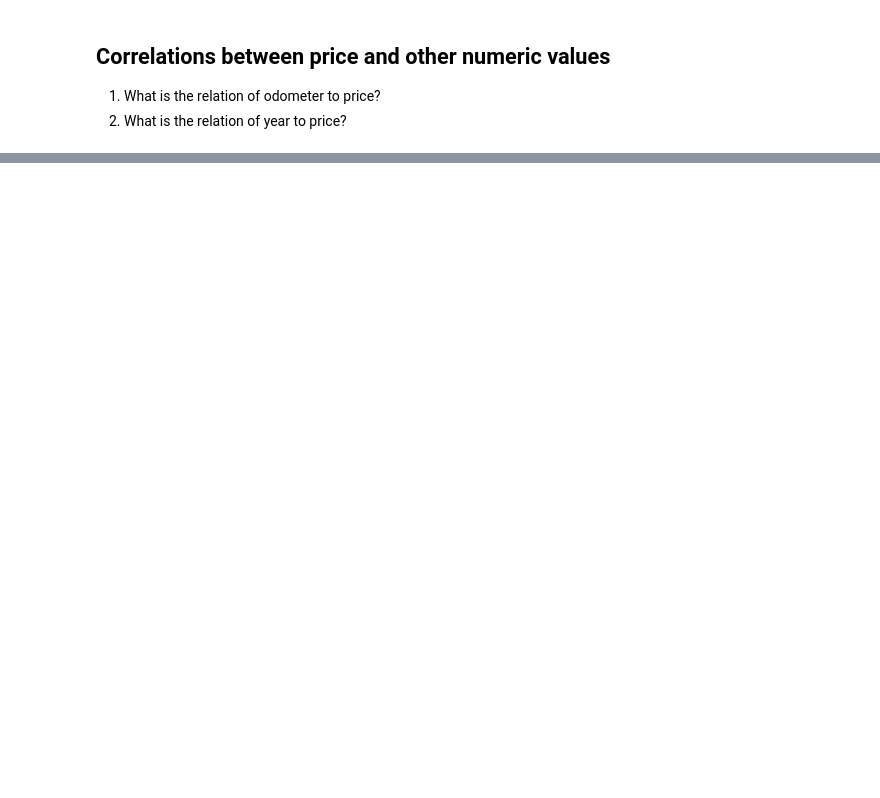
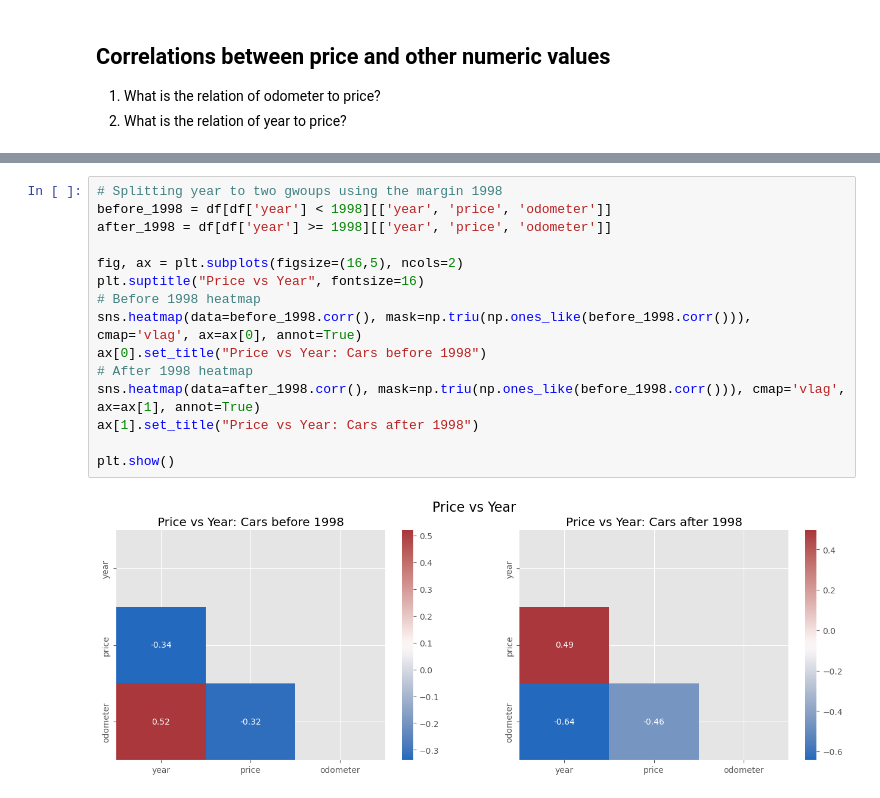
Before and after one commit to Nickimani/craigslist_used_vehicles_TSA, a Jupyter notebook: Code.ipynb, the cells around one changed output, grey strips where cells are left out. Drawn from its saved outputs; the diff is of its cells as text; blank space fills up the shorter version.

```diff
--- a/Code.ipynb
+++ b/Code.ipynb
@@ -742,0 +809,17 @@ It seems that lamborghini car manufacturers were not properly labelled in the or
+# %%
+# Splitting year to two gwoups using the margin 1998
+before_1998 = df[df['year'] < 1998][['year', 'price', 'odometer']]
+after_1998 = df[df['year'] >= 1998][['year', 'price', 'odometer']]
+
+fig, ax = plt.subplots(figsize=(16,5), ncols=2)
+plt.suptitle("Price vs Year", fontsize=16)
+# Before 1998 heatmap
+sns.heatmap(data=before_1998.corr(), mask=np.triu(np.ones_like(before_1998.corr())), cmap='vlag', ax=ax[0], annot=True)
+ax[0].set_title("Price vs Year: Cars before 1998")
+# After 1998 heatmap
+sns.heatmap(data=after_1998.corr(), mask=np.triu(np.ones_like(before_1998.corr())), cmap='vlag', ax=ax[1], annot=True)
+ax[1].set_title("Price vs Year: Cars after 1998")
+
+plt.show()
+# %% [output]
+[figure, added]
```
Also changed, not shown: parts of 17 cells of this notebook.
